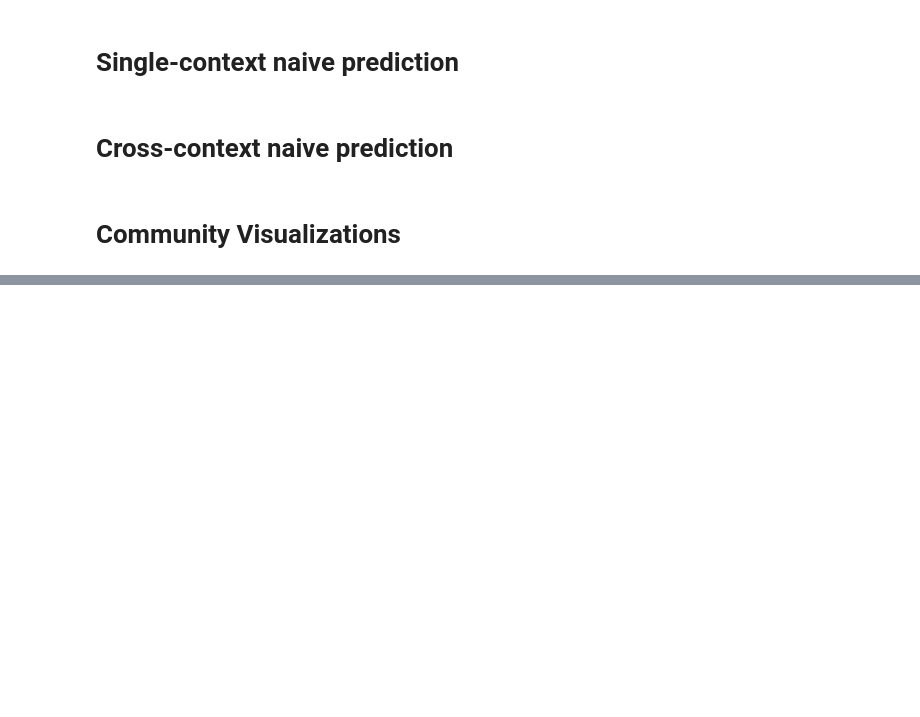
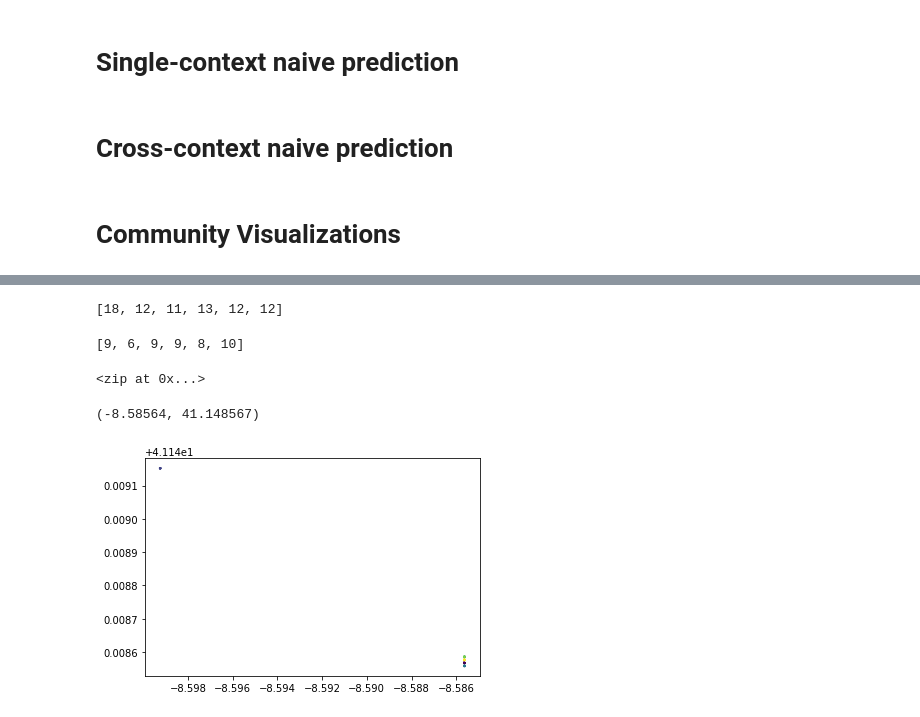
Before and after one commit to Alexx882/CA-CEP-model, a Jupyter notebook: data_analysis.ipynb, the cells around one changed output, grey strips where cells are left out. Cells and saved outputs as stored; diff of their text form; code cells hidden in the pictures; blank space fills up the shorter version.

```diff
--- a/data_analysis.ipynb
+++ b/data_analysis.ipynb
@@ -195,0 +252,13 @@ for r, _, files in os.walk(f'data/youtube/raw/timeslices/{layer}'):
+# %%
+from processing import ClusterMetricsCalculator2D
+
+time_window = time_windows[1]
+for time_window in time_windows[2:3]:
+    clusters = {}
+
+    for k, nodes in time_window.clusters.items():
+        clusters[k] = Cluster(nodes)
+
+    # plot_clusters(clusters)
+# %%
+tw1 = {k:v for k, v in clusters.items() if v.size > 10}
@@ -195,0 +267,39 @@ for r, _, files in os.walk(f'data/youtube/raw/timeslices/{layer}'):
+# %%
+[v.size for k,v  in tw1.items()]
+# %% [output]
+[18, 12, 11, 13, 12, 12]
+# %%
+[v.size for k,v  in tw2.items()]
+# %% [output]
+[9, 6, 9, 9, 8, 10]
+# %%
+X = []
+cols = []
+for idx, nodes in enumerate([c.nodes for k, c in tw2.items()]):
+    X.extend([(n['start_location_lat'], n['start_location_long']) for n in nodes])
+
+    cc = [idx] * len(nodes)
+    cols.extend(cc)
+# %% [output]
+<zip at 0x...>
+# %%
+X[0]
+# %% [output]
+(-8.58564, 41.148567)
+# %%
+import matplotlib.pyplot as plt
+import numpy as np
+
+X = np.asarray(X)
+
+plt.figure()
+plt.scatter(
+    X[:,0],
+    X[:,1],
+    c=cols,
+    s=2,
+    alpha = 0.5)
+
+plt.show()
+# %% [output]
+[figure, added]
```
Also changed, not shown: parts of 25 cells of this notebook, 5 other files.
